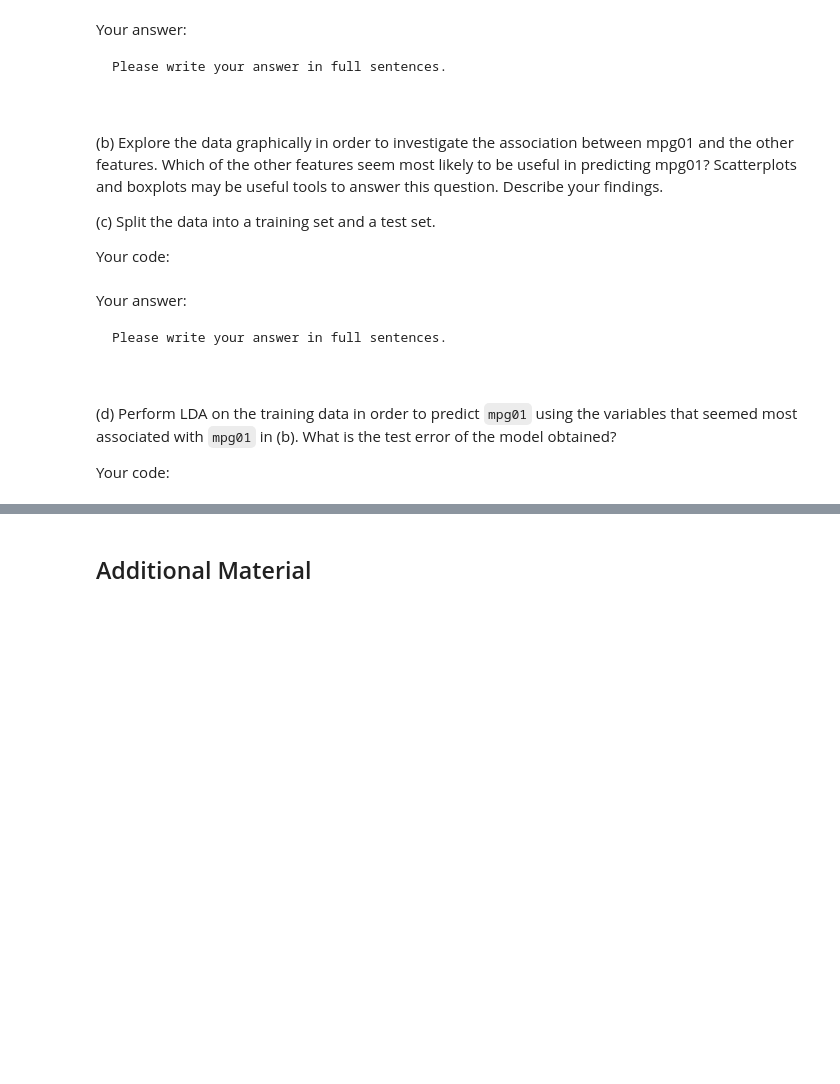
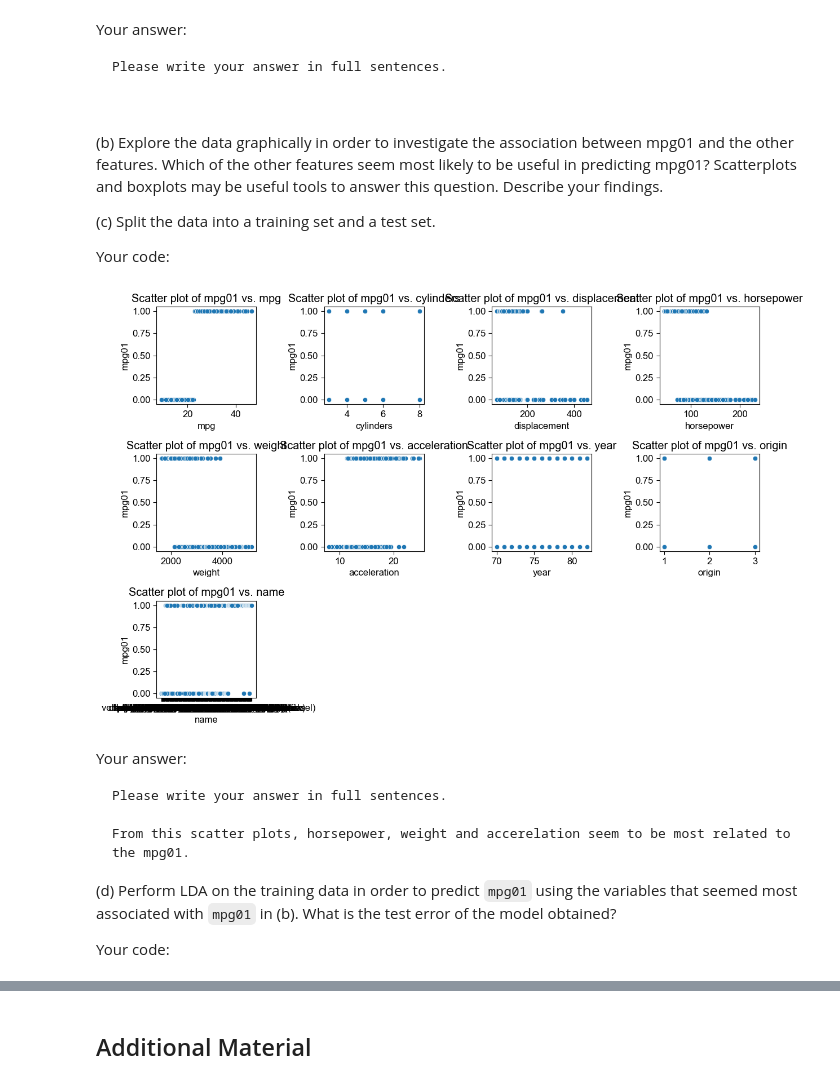
Before and after one commit to BU-MSSP-Classroom/MA679_Spring2024_03_classification-yu99t, a Jupyter notebook: Ch04_Classification_Python.ipynb, the cells around one changed output, grey strips where cells are left out. Saved outputs shown, nothing was run; the diff lists cells and outputs as text; code cells hidden in the pictures; blank space fills up the shorter version.

```diff
--- a/Ch04_Classification_Python.ipynb
+++ b/Ch04_Classification_Python.ipynb
@@ -471,5 +577,9 @@ a column mpg01 to the data frame by assignment. Assuming you
 have stored the data frame as Auto, this can be done as follows:
 # %%
 #Auto['mpg01'] = mpg01
+Auto = pd.read_csv("Auto.csv")
+Auto.describe()
+
+Auto['mpg01'] = (Auto['mpg'] > Auto['mpg'].median()).astype(int)
 # %% [markdown]
 Your code:
@@ -496,5 +603,13 @@ Describe your findings.
 
 Your code:
 # %%
-#
-#
+plt.figure(figsize=(12, 8))
+for i, column in enumerate(Auto.columns[:-1]):
+    plt.subplot(3, 4, i+1)  # Adjust the subplot grid based on the number of features
+    sns.scatterplot(x=column, y='mpg01', data=Auto, marker='o')
+    plt.title(f'Scatter plot of mpg01 vs. {column}')
+
+plt.tight_layout()
+plt.show()
+# %% [output]
+[figure, added]
@@ -504,7 +625,7 @@ Your answer:
 ~~~
 Please write your answer in full sentences.
 
-
+From this scatter plots, horsepower, weight and accerelation seem to be most related to the mpg01.
 ~~~
 
 
```
Also changed, not shown: parts of 48 cells of this notebook, 4 other files.
